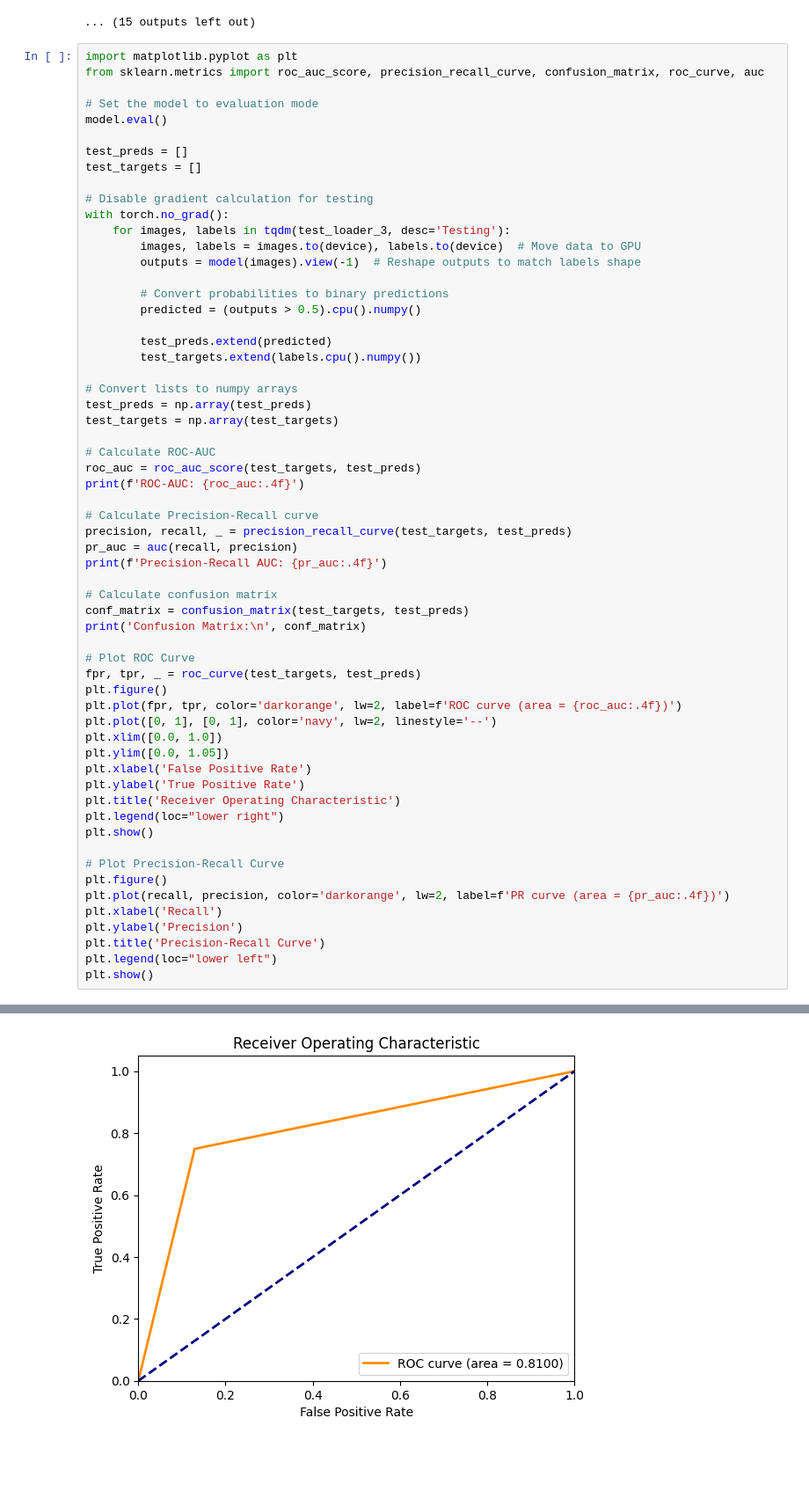
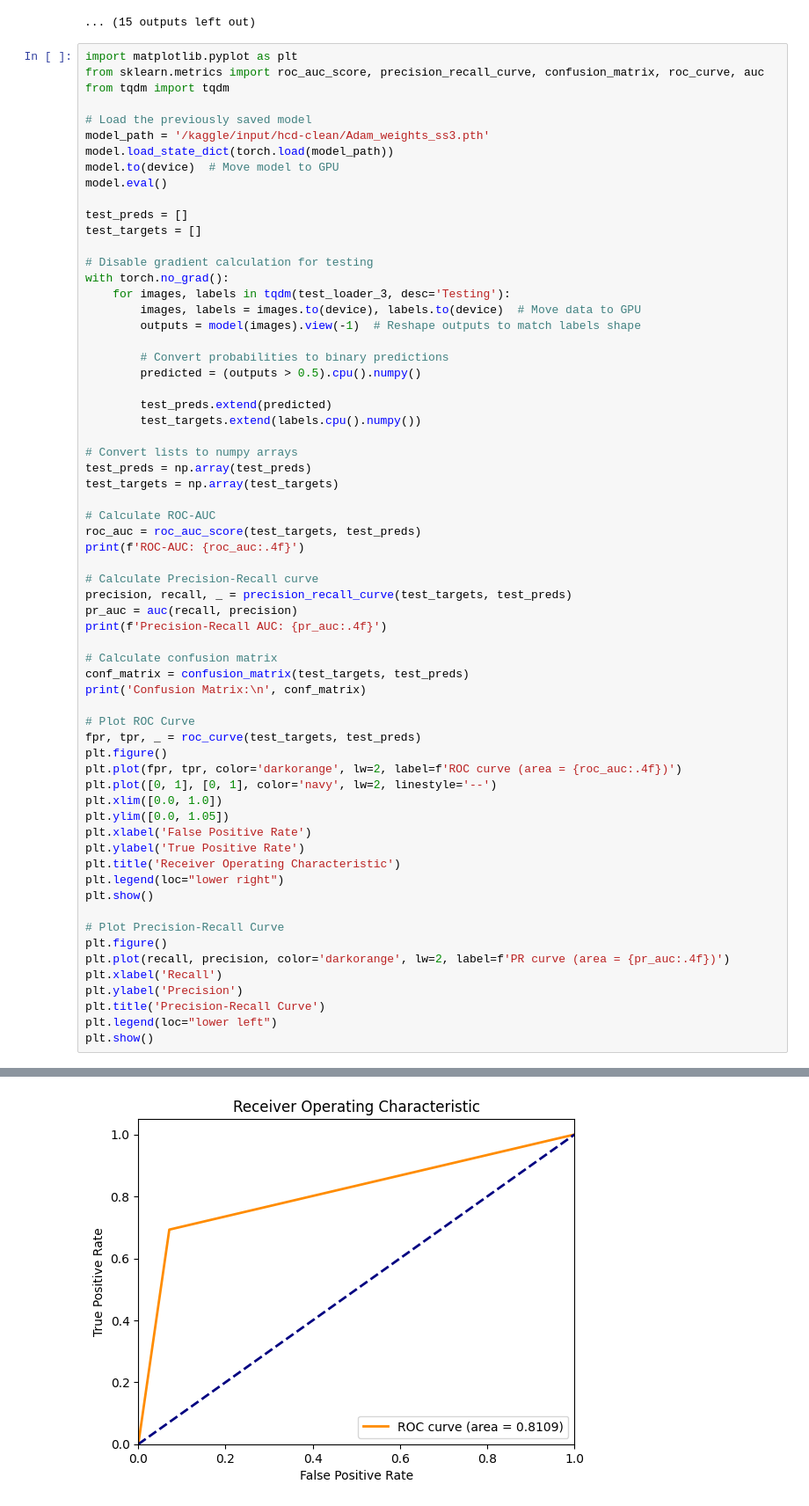
Before and after one commit to ramyasri-m/Histopathologic_Cancer_Detection, a Jupyter notebook: project1-cnn.ipynb, the cells around one changed output, grey strips where cells are left out. Shown: that part at 88% size. Saved outputs shown, nothing was run; the diff lists cells and outputs as text; blank space fills up the shorter version.

Commit message:
Add files via upload
Tested on a wrong subset earlier, corrected and included code to visualize confusion matrix.

```diff
--- a/project1-cnn.ipynb
+++ b/project1-cnn.ipynb
@@ -1198,8 +1198,12 @@ Confusion Matrix:
 # %%
 import matplotlib.pyplot as plt
 from sklearn.metrics import roc_auc_score, precision_recall_curve, confusion_matrix, roc_curve, auc
+from tqdm import tqdm
 
-# Set the model to evaluation mode
+# Load the previously saved model
+model_path = '/kaggle/input/hcd-clean/Adam_weights_ss3.pth'
+model.load_state_dict(torch.load(model_path))
+model.to(device)  # Move model to GPU
 model.eval()
 
 test_preds = []
@@ -1264 +1268 @@ Confusion Matrix:
-[figure, old version]
+[figure, new version]
```
Also changed, not shown: parts of 1 cell of this notebook.
